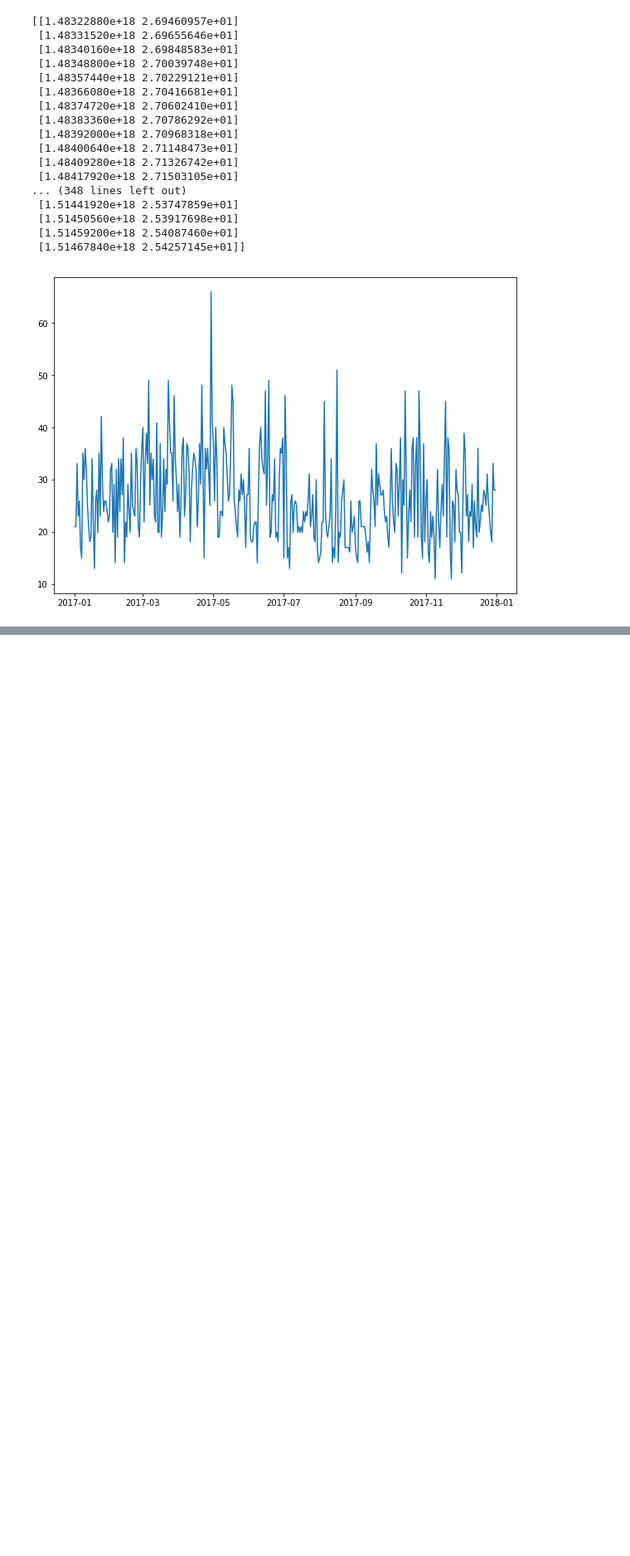
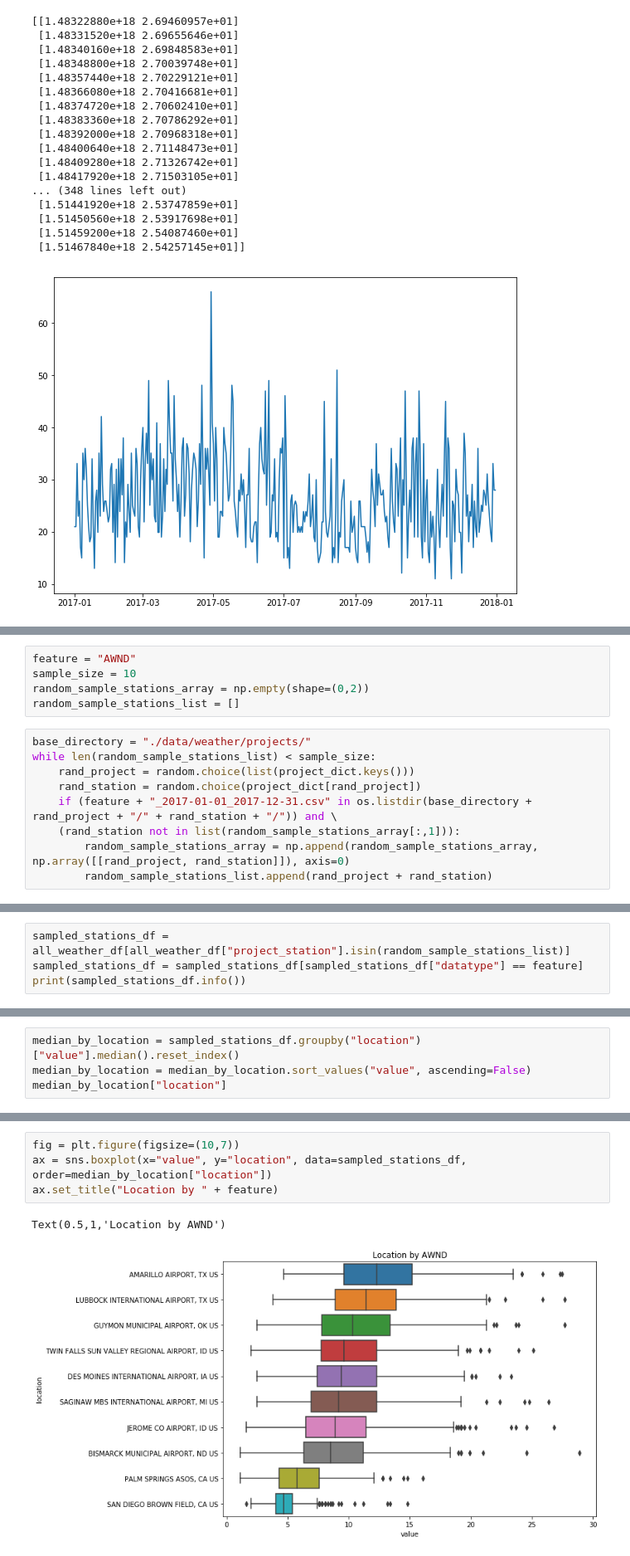
Before and after one commit to jonashan90/ge_capstone, a Jupyter notebook: 05 - Explore Weather Data.ipynb, the cells around one changed output, grey strips where cells are left out. Shown at 83% size. Saved outputs shown, nothing was run; the diff lists cells and outputs as text; blank space fills up the shorter version.

Commit message:
Added weather boxplots.

```diff
--- a/05 - Explore Weather Data.ipynb
+++ b/05 - Explore Weather Data.ipynb
@@ -114,0 +132,14 @@ plot_weather_feature_time_series(project_name, s, f)
+# %%
+feature = "AWND"
+sample_size = 10
+random_sample_stations_array = np.empty(shape=(0,2))
+random_sample_stations_list = []
+# %%
+base_directory = "./data/weather/projects/"
+while len(random_sample_stations_list) < sample_size:
+    rand_project = random.choice(list(project_dict.keys()))
+    rand_station = random.choice(project_dict[rand_project])
+    if (feature + "_2017-01-01_2017-12-31.csv" in os.listdir(base_directory + rand_project + "/" + rand_station + "/")) and \
+    (rand_station not in list(random_sample_stations_array[:,1])):
+        random_sample_stations_array = np.append(random_sample_stations_array, np.array([[rand_project, rand_station]]), axis=0)
+        random_sample_stations_list.append(rand_project + rand_station)
@@ -114,0 +159,4 @@ plot_weather_feature_time_series(project_name, s, f)
+# %%
+sampled_stations_df = all_weather_df[all_weather_df["project_station"].isin(random_sample_stations_list)]
+sampled_stations_df = sampled_stations_df[sampled_stations_df["datatype"] == feature]
+print(sampled_stations_df.info())
@@ -114,0 +181,4 @@ plot_weather_feature_time_series(project_name, s, f)
+# %%
+median_by_location = sampled_stations_df.groupby("location")["value"].median().reset_index()
+median_by_location = median_by_location.sort_values("value", ascending=False)
+median_by_location["location"]
@@ -114,0 +197,7 @@ plot_weather_feature_time_series(project_name, s, f)
+# %%
+fig = plt.figure(figsize=(10,7))
+ax = sns.boxplot(x="value", y="location", data=sampled_stations_df, order=median_by_location["location"])
+ax.set_title("Location by " + feature)
+# %% [output]
+Text(0.5,1,'Location by AWND')
+[figure, added]
```
Also changed, not shown: parts of 7 cells of this notebook, 3 other files.
